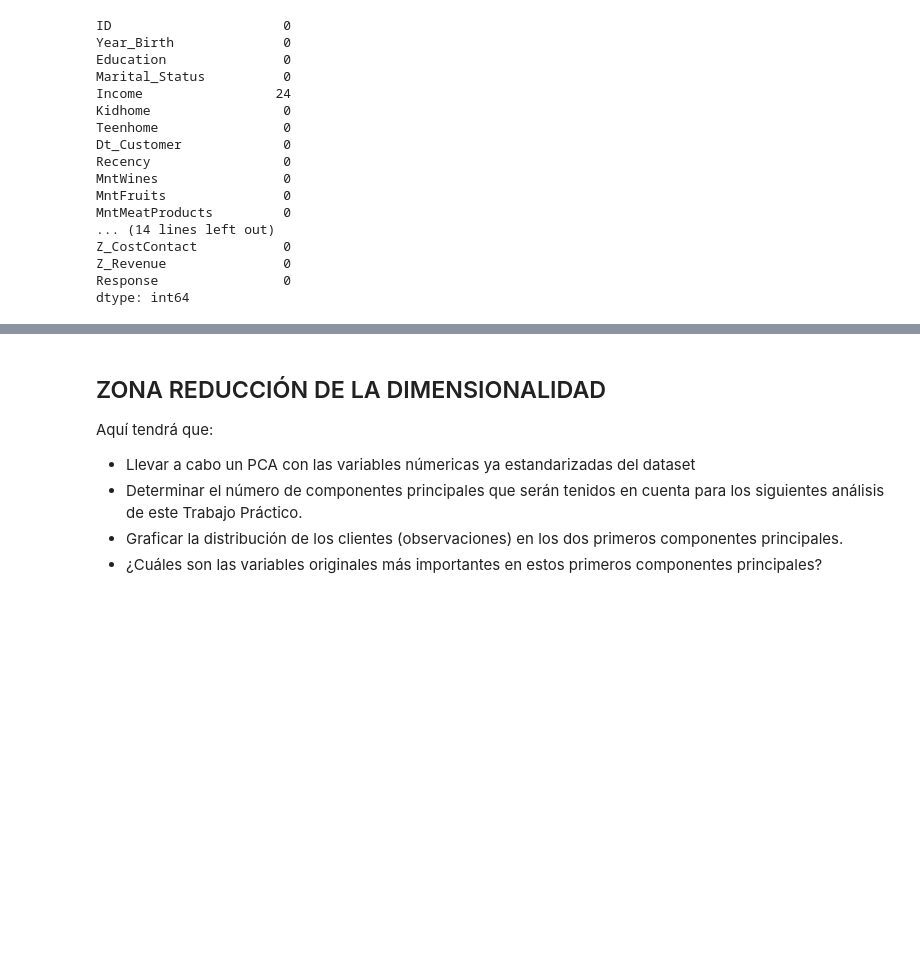
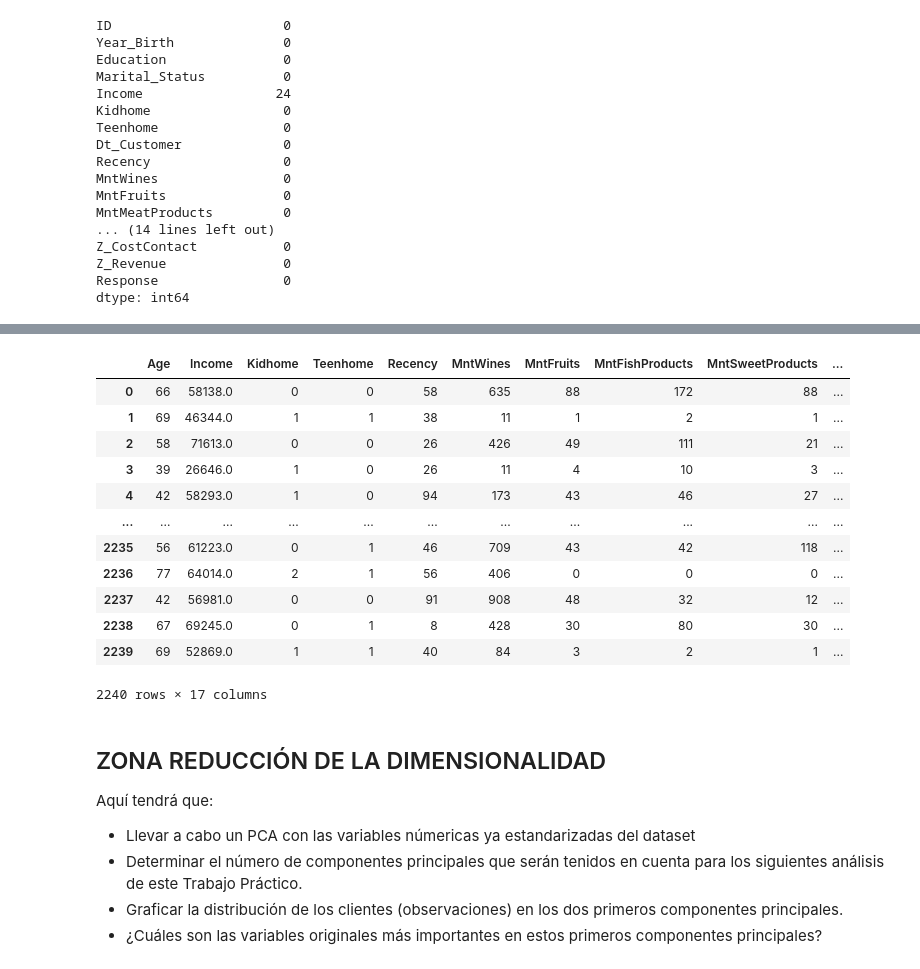
Before and after one commit to DanielIramain/aa-customer-personality-analysis, a Jupyter notebook: IRAMAIN_DANIEL_TP_MANS_2023.ipynb, the cells around one changed output, grey strips where cells are left out. Saved outputs shown, nothing was run; the diff lists cells and outputs as text; code cells hidden in the pictures; blank space fills up the shorter version.

```diff
--- a/IRAMAIN_DANIEL_TP_MANS_2023.ipynb
+++ b/IRAMAIN_DANIEL_TP_MANS_2023.ipynb
@@ -166,0 +194,8 @@ dtype: int64
+# %%
+imputer = SimpleImputer(missing_values = np.nan, strategy='most_frequent')
+#Debemos utilizar reshape() porque el método espera un array 2D
+income = data['Income'].values.reshape(-1, 1)
+
+imputer = imputer.fit_transform(income)
+
+data['Income'] = pd.DataFrame(imputer)
@@ -166,0 +223,3 @@ dtype: int64
+# %%
+#Agregamos la edad del cliente
+data['Age'] = 2023 - data['Year_Birth']
@@ -167,3 +230,31 @@ dtype: int64
+# %%
+data_categorica = data[['Education', 'Marital_Status']]
+
+data.drop(columns=['ID', 'Year_Birth', 'Education', 'Marital_Status', 'Dt_Customer', 'Complain',
+           'AcceptedCmp1', 'AcceptedCmp2', 'AcceptedCmp3', 'AcceptedCmp4',
+           'AcceptedCmp5', 'Response'], inplace=True)
+# %%
+data = data[['Age', 'Income', 'Kidhome', 'Teenhome', 'Recency', 'MntWines',
+            'MntFruits', 'MntFishProducts', 'MntSweetProducts', 'MntGoldProds',
+            'NumDealsPurchases', 'NumWebPurchases', 'NumCatalogPurchases',
+            'NumStorePurchases', 'NumWebVisitsMonth', 'Z_CostContact',
+            'Z_Revenue']]
+# %%
+data
+# %% [output]
+|  | Age | Income | Kidhome | Teenhome | Recency | MntWines | MntFruits | MntFishProducts | MntSweetProducts | ... |
+| 0 | 66 | 58138.0 | 0 | 0 | 58 | 635 | 88 | 172 | 88 | ... |
+| 1 | 69 | 46344.0 | 1 | 1 | 38 | 11 | 1 | 2 | 1 | ... |
+| 2 | 58 | 71613.0 | 0 | 0 | 26 | 426 | 49 | 111 | 21 | ... |
+| 3 | 39 | 26646.0 | 1 | 0 | 26 | 11 | 4 | 10 | 3 | ... |
+| 4 | 42 | 58293.0 | 1 | 0 | 94 | 173 | 43 | 46 | 27 | ... |
+| ... | ... | ... | ... | ... | ... | ... | ... | ... | ... | ... |
+| 2235 | 56 | 61223.0 | 0 | 1 | 46 | 709 | 43 | 42 | 118 | ... |
+| 2236 | 77 | 64014.0 | 2 | 1 | 56 | 406 | 0 | 0 | 0 | ... |
+| 2237 | 42 | 56981.0 | 0 | 0 | 91 | 908 | 48 | 32 | 12 | ... |
+| 2238 | 67 | 69245.0 | 0 | 1 | 8 | 428 | 30 | 80 | 30 | ... |
+| 2239 | 69 | 52869.0 | 1 | 1 | 40 | 84 | 3 | 2 | 1 | ... |
+2240 rows × 17 columns
 # %% [markdown]
 ## ZONA REDUCCIÓN DE LA DIMENSIONALIDAD
 
```
Also changed, not shown: parts of 7 cells of this notebook.
